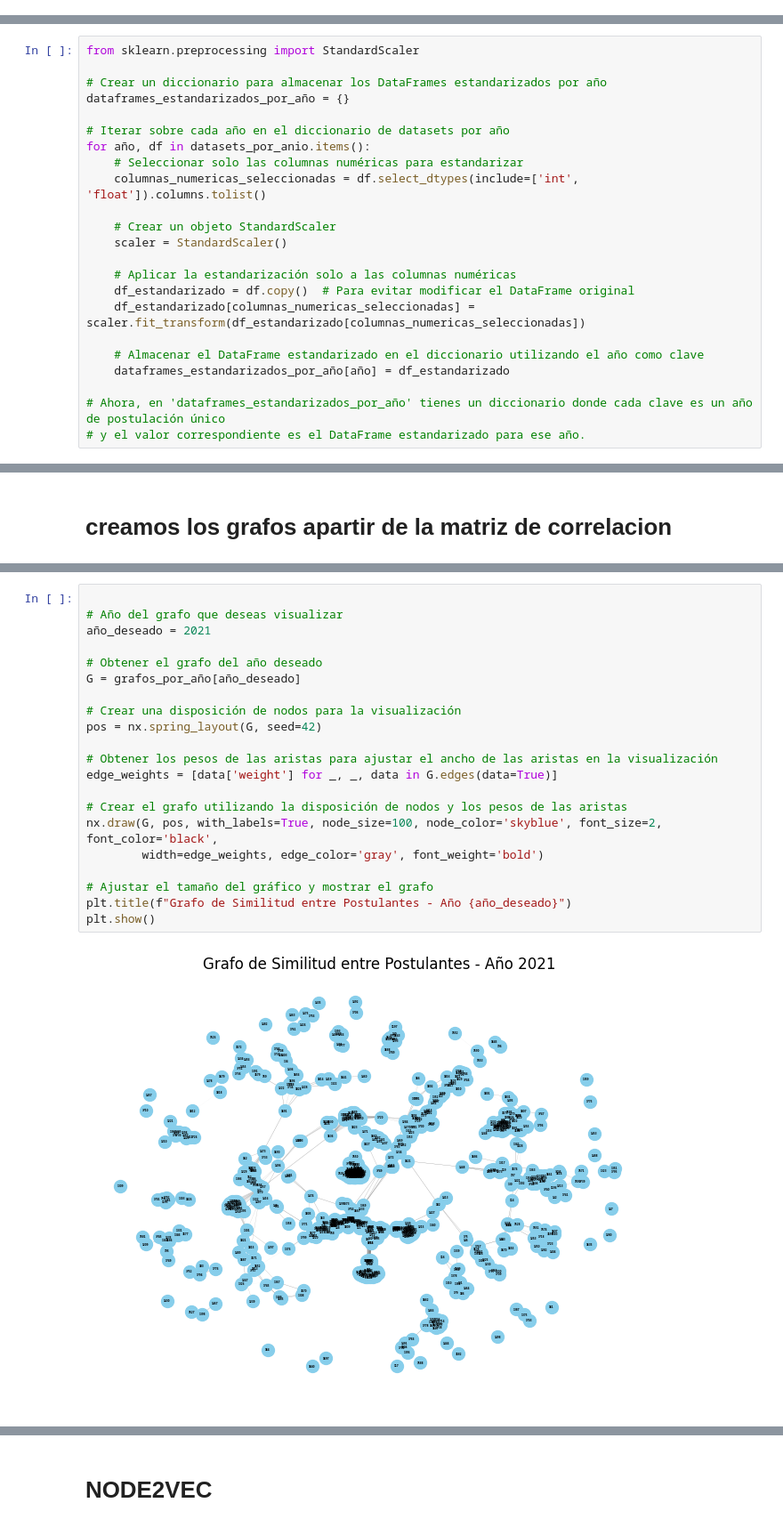
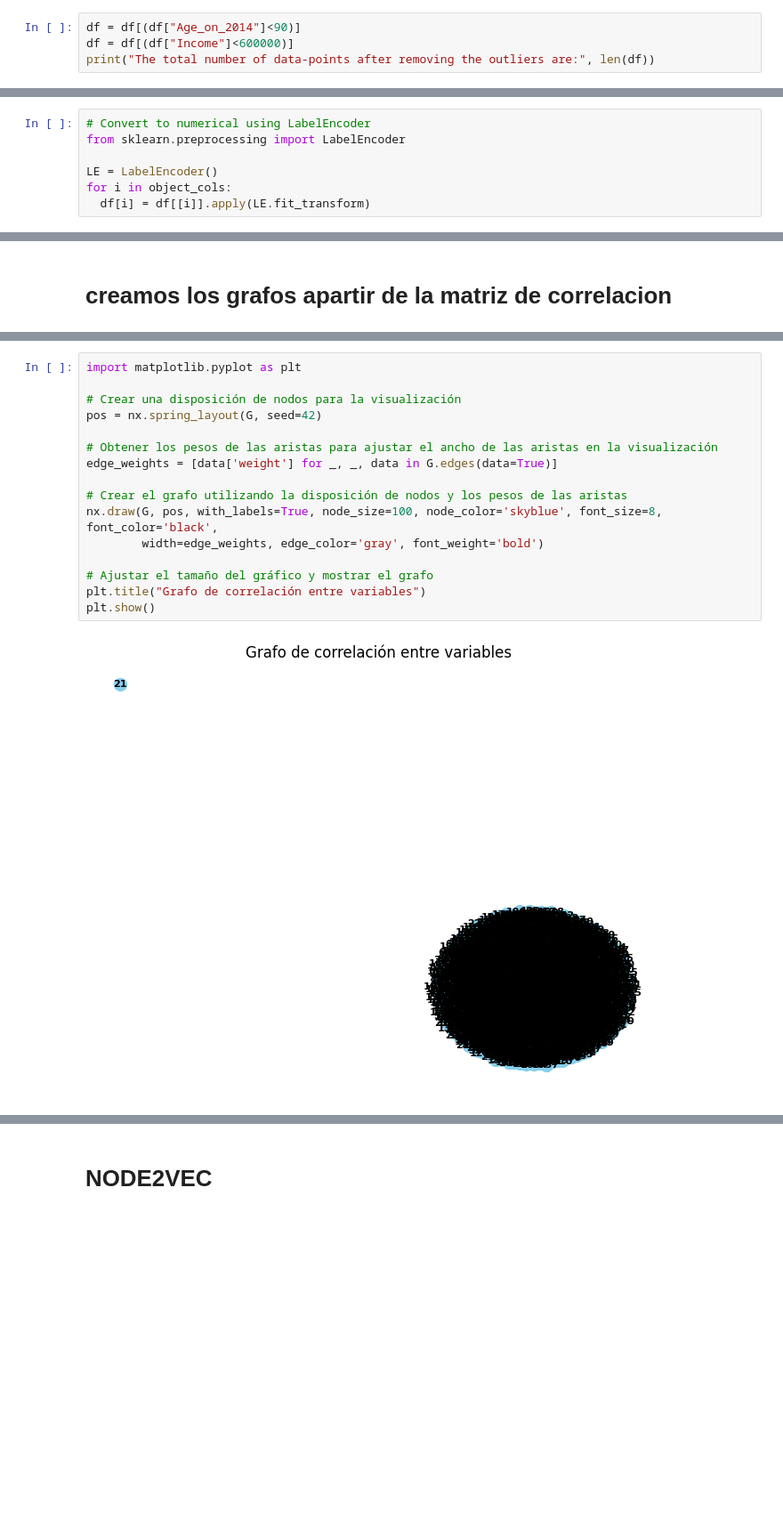
Before and after one commit to EliazarNoaLlas/Proyecto_Investigacion_Clustering-, a Jupyter notebook: 01_clustering_node2vec_kagle.ipynb, the cells around one changed output, grey strips where cells are left out. Shown at 89% size. Saved outputs shown, nothing was run; the diff lists cells and outputs as text; blank space fills up the shorter version.

```diff
--- a/01_clustering_node2vec_kagle.ipynb
+++ b/01_clustering_node2vec_kagle.ipynb
@@ -831,0 +338,4 @@ memory usage: 941.5+ KB
+# %%
+df = df[(df["Age_on_2014"]<90)]
+df = df[(df["Income"]<600000)]
+print("The total number of data-points after removing the outliers are:", len(df))
@@ -831,0 +502,7 @@ memory usage: 941.5+ KB
+# %%
+# Convert to numerical using LabelEncoder
+from sklearn.preprocessing import LabelEncoder
+
+LE = LabelEncoder()
+for i in object_cols:
+  df[i] = df[[i]].apply(LE.fit_transform)
@@ -962,26 +541,3 @@ df_2023 = datasets_por_anio[2023]
-# %%
-from sklearn.preprocessing import StandardScaler
-
-# Crear un diccionario para almacenar los DataFrames estandarizados por año
-dataframes_estandarizados_por_año = {}
-
-# Iterar sobre cada año en el diccionario de datasets por año
-for año, df in datasets_por_anio.items():
-    # Seleccionar solo las columnas numéricas para estandarizar
-    columnas_numericas_seleccionadas = df.select_dtypes(include=['int', 'float']).columns.tolist()
-
-    # Crear un objeto StandardScaler
-    scaler = StandardScaler()
-
-    # Aplicar la estandarización solo a las columnas numéricas
-    df_estandarizado = df.copy()  # Para evitar modificar el DataFrame original
-    df_estandarizado[columnas_numericas_seleccionadas] = scaler.fit_transform(df_estandarizado[columnas_numericas_seleccionadas])
-
-    # Almacenar el DataFrame estandarizado en el diccionario utilizando el año como clave
-    dataframes_estandarizados_por_año[año] = df_estandarizado
-
-# Ahora, en 'dataframes_estandarizados_por_año' tienes un diccionario donde cada clave es un año de postulación único
-# y el valor correspondiente es el DataFrame estandarizado para ese año.
 # %% [markdown]
 #### MATRIZ DE CORRELACION UTILIZANDO LA CORRELACION DE PEARSON PARA CADA GRAFO
 # %%
@@ -1070,23 +599,18 @@ for año, matriz_correlacion in matrices_correlacion_por_año.items():
 # %%
-
-# Año del grafo que deseas visualizar
-año_deseado = 2021
-
-# Obtener el grafo del año deseado
-G = grafos_por_año[año_deseado]
+import matplotlib.pyplot as plt
 
 # Crear una disposición de nodos para la visualización
 pos = nx.spring_layout(G, seed=42)
 
 # Obtener los pesos de las aristas para ajustar el ancho de las aristas en la visualización
 edge_weights = [data['weight'] for _, _, data in G.edges(data=True)]
 
 # Crear el grafo utilizando la disposición de nodos y los pesos de las aristas
-nx.draw(G, pos, with_labels=True, node_size=100, node_color='skyblue', font_size=2, font_color='black',
+nx.draw(G, pos, with_labels=True, node_size=100, node_color='skyblue', font_size=8, font_color='black',
         width=edge_weights, edge_color='gray', font_weight='bold')
 
 # Ajustar el tamaño del gráfico y mostrar el grafo
-plt.title(f"Grafo de Similitud entre Postulantes - Año {año_deseado}")
+plt.title("Grafo de correlación entre variables")
 plt.show()
 # %% [output]
-[figure, old version]
+[figure, new version]
```
Also changed, not shown: parts of 102 cells of this notebook.
